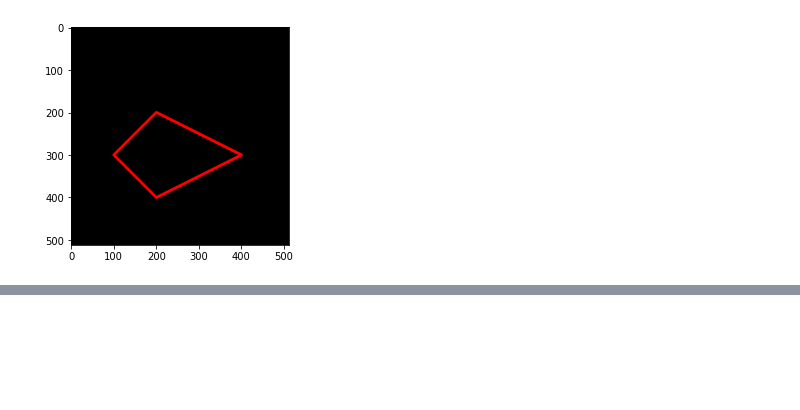
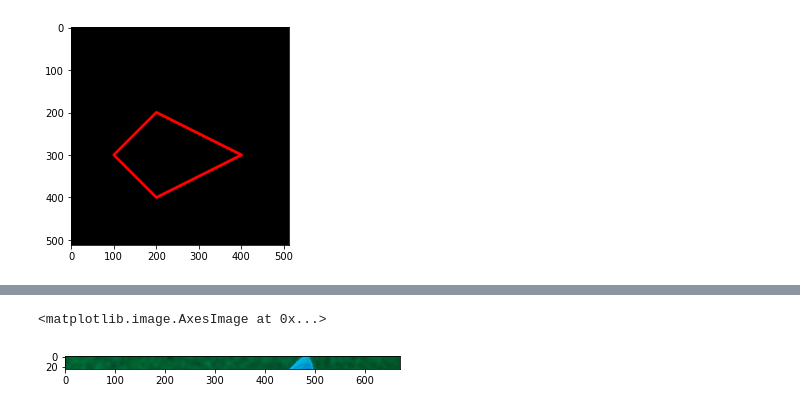
Before and after one commit to riskanursafitri/PCVK-Genap-20-21, a Jupyter notebook: Week2.ipynb, the cells around one changed output, grey strips where cells are left out. Saved outputs shown, nothing was run; the diff lists cells and outputs as text; code cells hidden in the pictures; blank space fills up the shorter version.

```diff
--- a/Week2.ipynb
+++ b/Week2.ipynb
@@ -131,0 +159,7 @@ plt.imshow(black_img2)
+# %%
+#tugas no 3
+
+plt.imshow(img[5:30])
+# %% [output]
+<matplotlib.image.AxesImage at 0x...>
+[figure, added]
```
Also changed, not shown: parts of 7 cells of this notebook.
